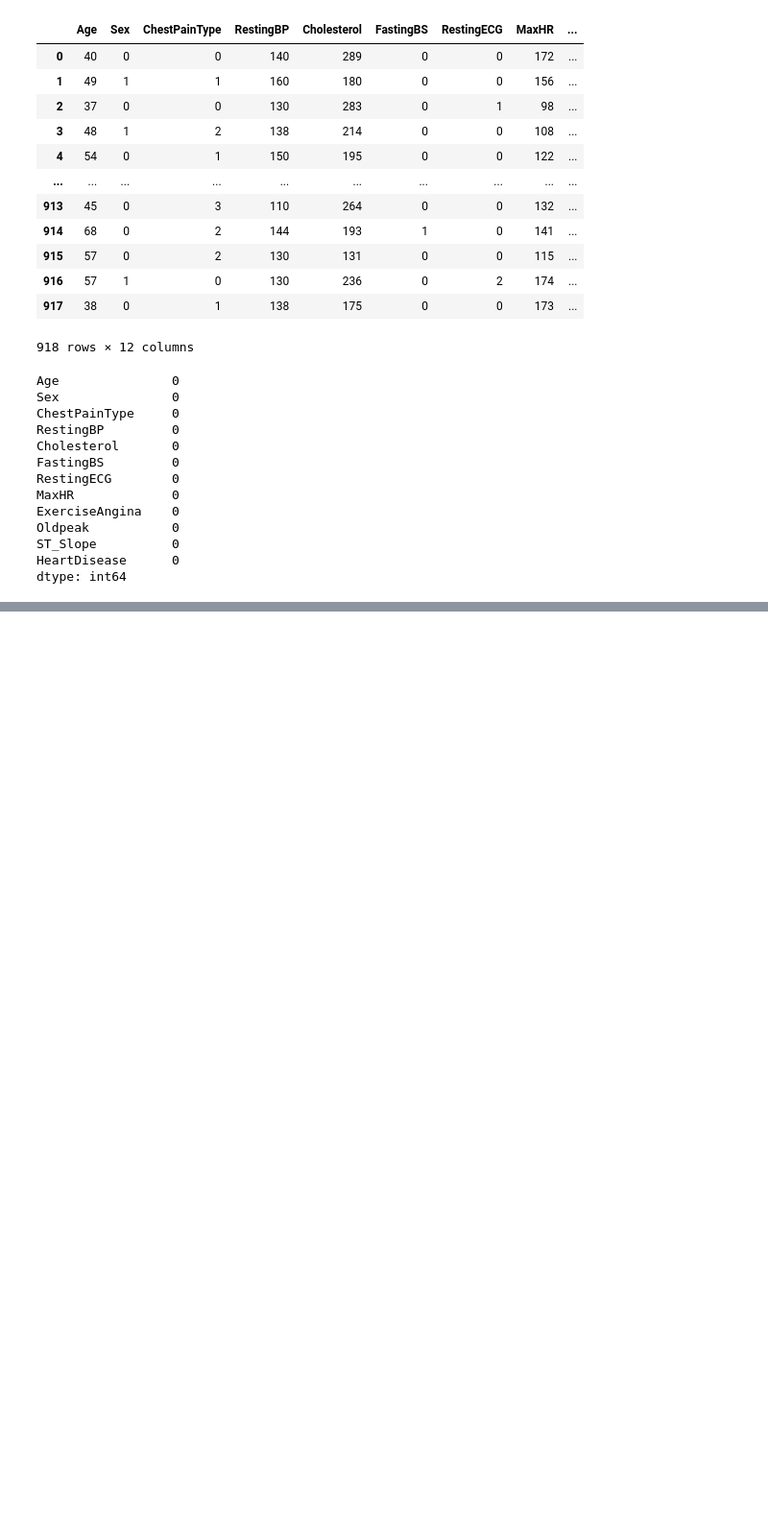
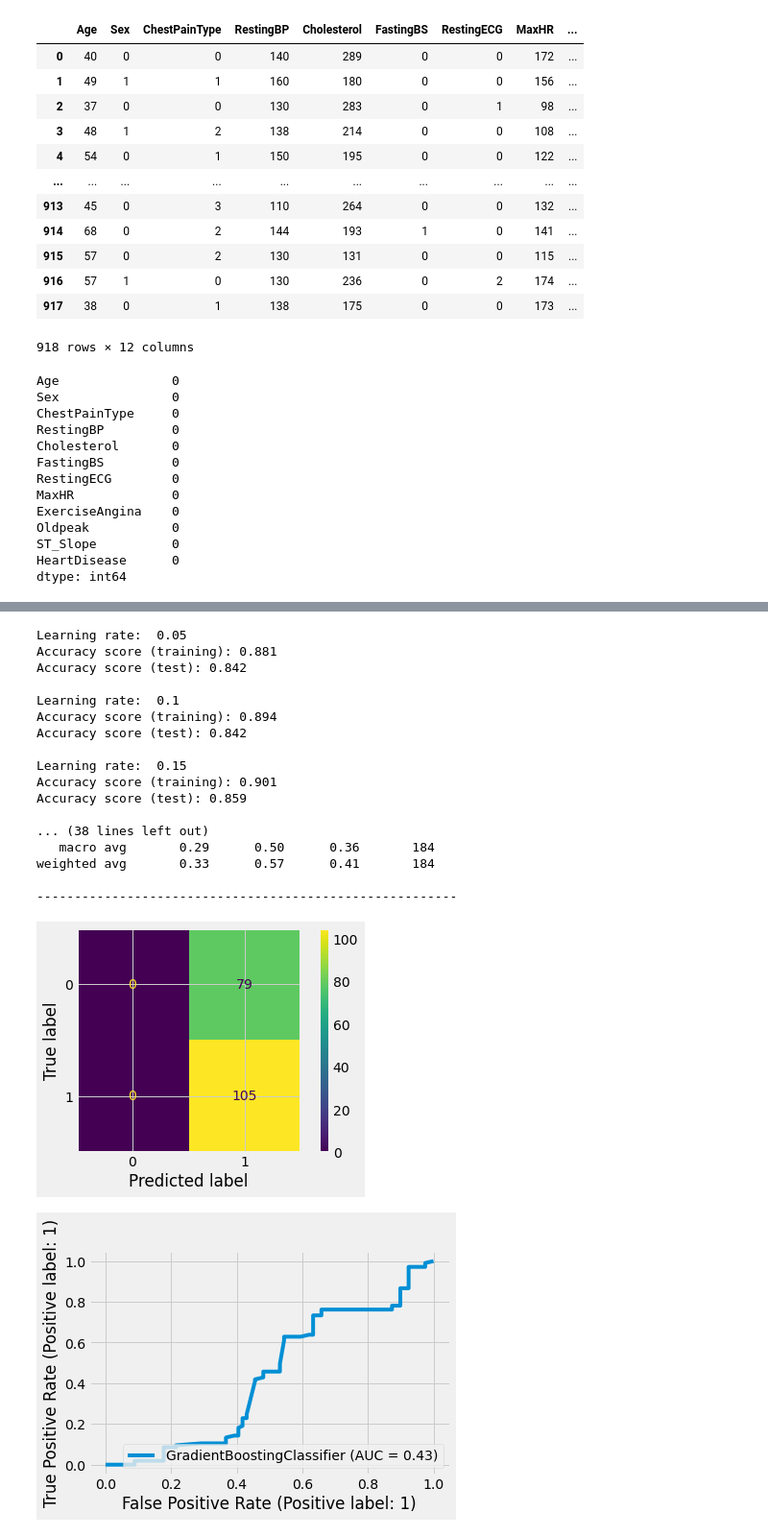
Before and after one commit to aarushkachhawa/Heart-Disease-Detection, a Jupyter notebook: Heart_Disease_Detection_Paper.ipynb, the cells around one changed output, grey strips where cells are left out. Shown at 96% size. Drawn from its saved outputs; the diff is of its cells as text; code cells hidden in the pictures; blank space fills up the shorter version.

```diff
--- a/Heart_Disease_Detection_Paper.ipynb
+++ b/Heart_Disease_Detection_Paper.ipynb
@@ -206,0 +236,22 @@ dtype: float64
+# %%
+gradientBoostingClassifier(X_train, X_test, X_train_scaled, X_test_scaled, y_train, y_test)
+# %% [output]
+Learning rate:  0.05
+Accuracy score (training): 0.881
+Accuracy score (test): 0.842
+
+Learning rate:  0.1
+Accuracy score (training): 0.894
+Accuracy score (test): 0.842
+
+Learning rate:  0.15
+Accuracy score (training): 0.901
+Accuracy score (test): 0.859
+
+... (38 lines left out)
+   macro avg       0.29      0.50      0.36       184
+weighted avg       0.33      0.57      0.41       184
+
+--------------------------------------------------------
+[figure, added]
+[figure, added]
```
Also changed, not shown: parts of 24 cells of this notebook.
